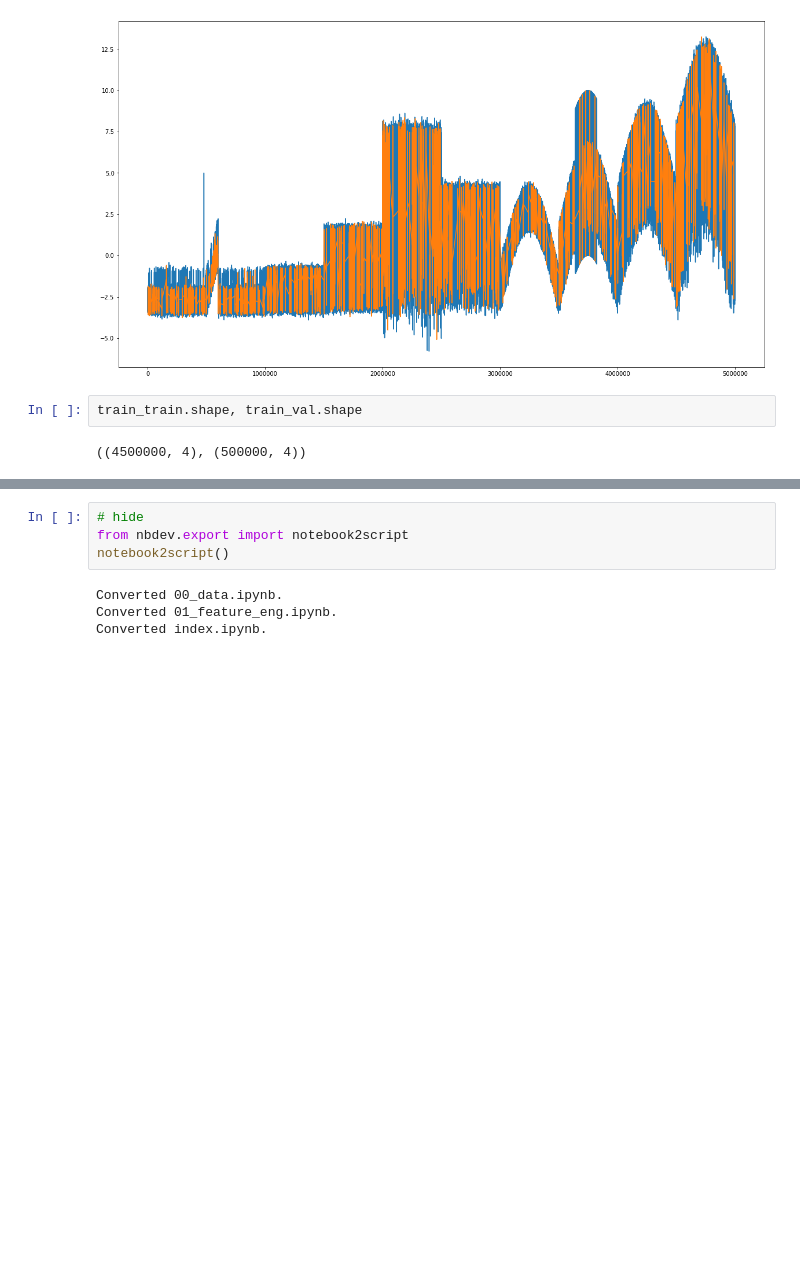
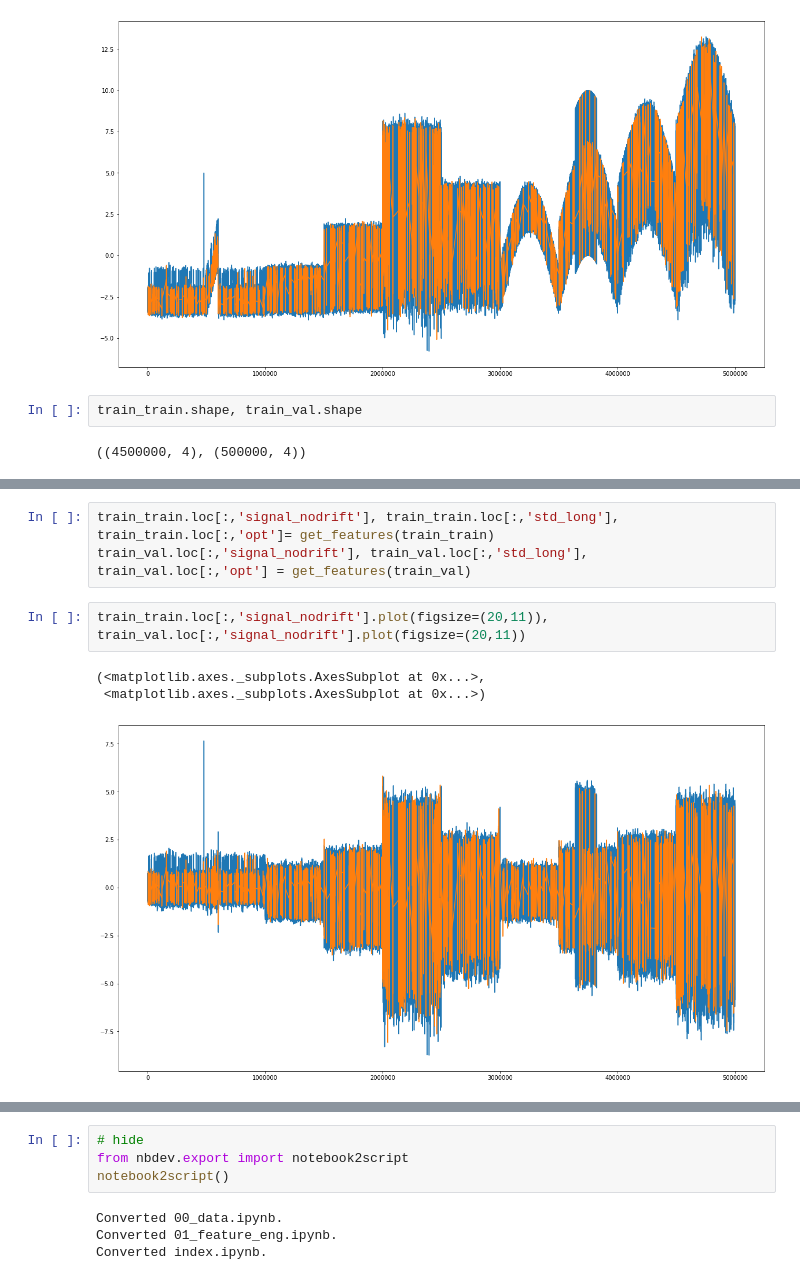
Before and after one commit to ImmoNathanael/time_series_segmentation, a Jupyter notebook: 01_feature_eng.ipynb, the cells around one changed output, grey strips where cells are left out. Cells and saved outputs as stored; diff of their text form; blank space fills up the shorter version.

```diff
--- a/01_feature_eng.ipynb
+++ b/01_feature_eng.ipynb
@@ -86,0 +158,9 @@ train_train.shape, train_val.shape
+# %%
+train_train.loc[:,'signal_nodrift'], train_train.loc[:,'std_long'], train_train.loc[:,'opt']= get_features(train_train)
+train_val.loc[:,'signal_nodrift'], train_val.loc[:,'std_long'], train_val.loc[:,'opt'] = get_features(train_val)
+# %%
+train_train.loc[:,'signal_nodrift'].plot(figsize=(20,11)), train_val.loc[:,'signal_nodrift'].plot(figsize=(20,11))
+# %% [output]
+(<matplotlib.axes._subplots.AxesSubplot at 0x...>,
+ <matplotlib.axes._subplots.AxesSubplot at 0x...>)
+[figure, added]
```
Also changed, not shown: parts of 6 cells of this notebook, 2 other files.
